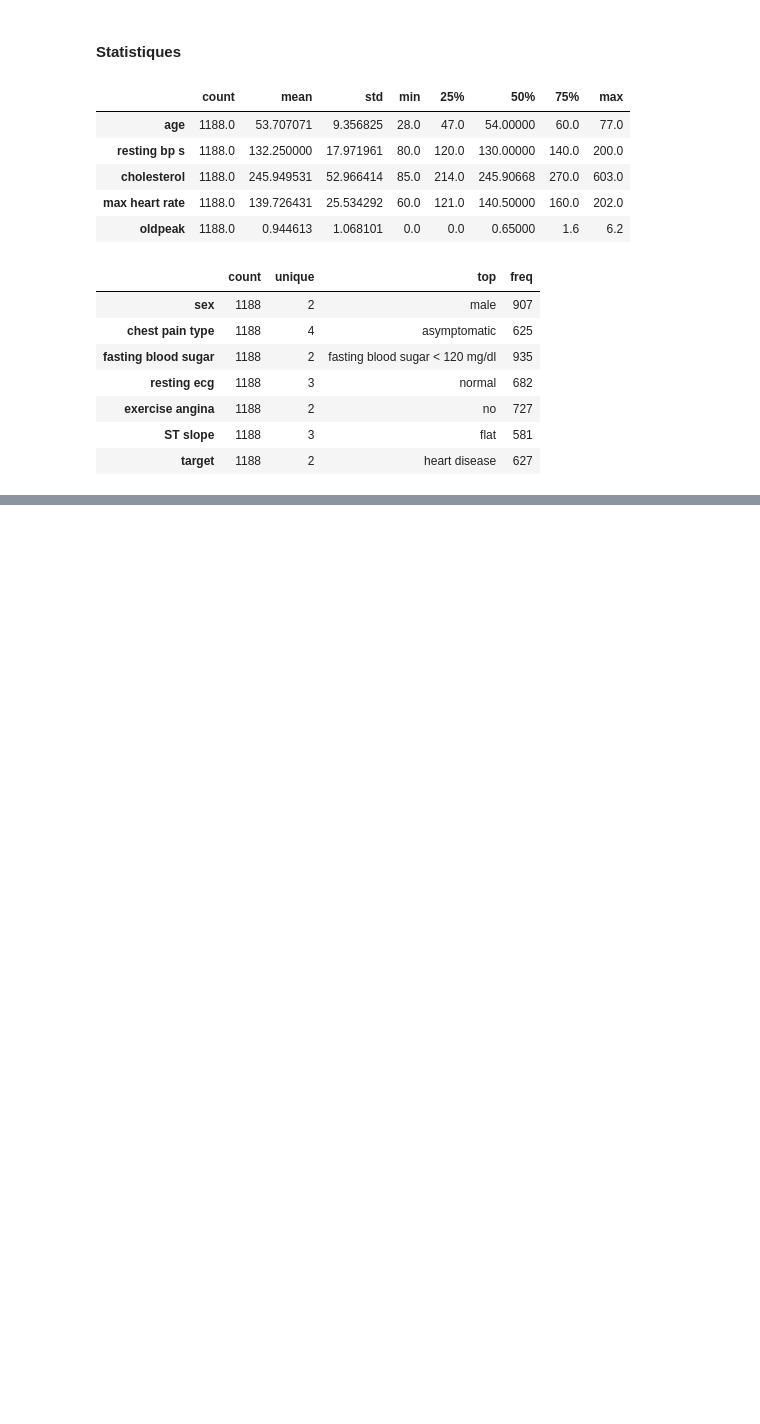
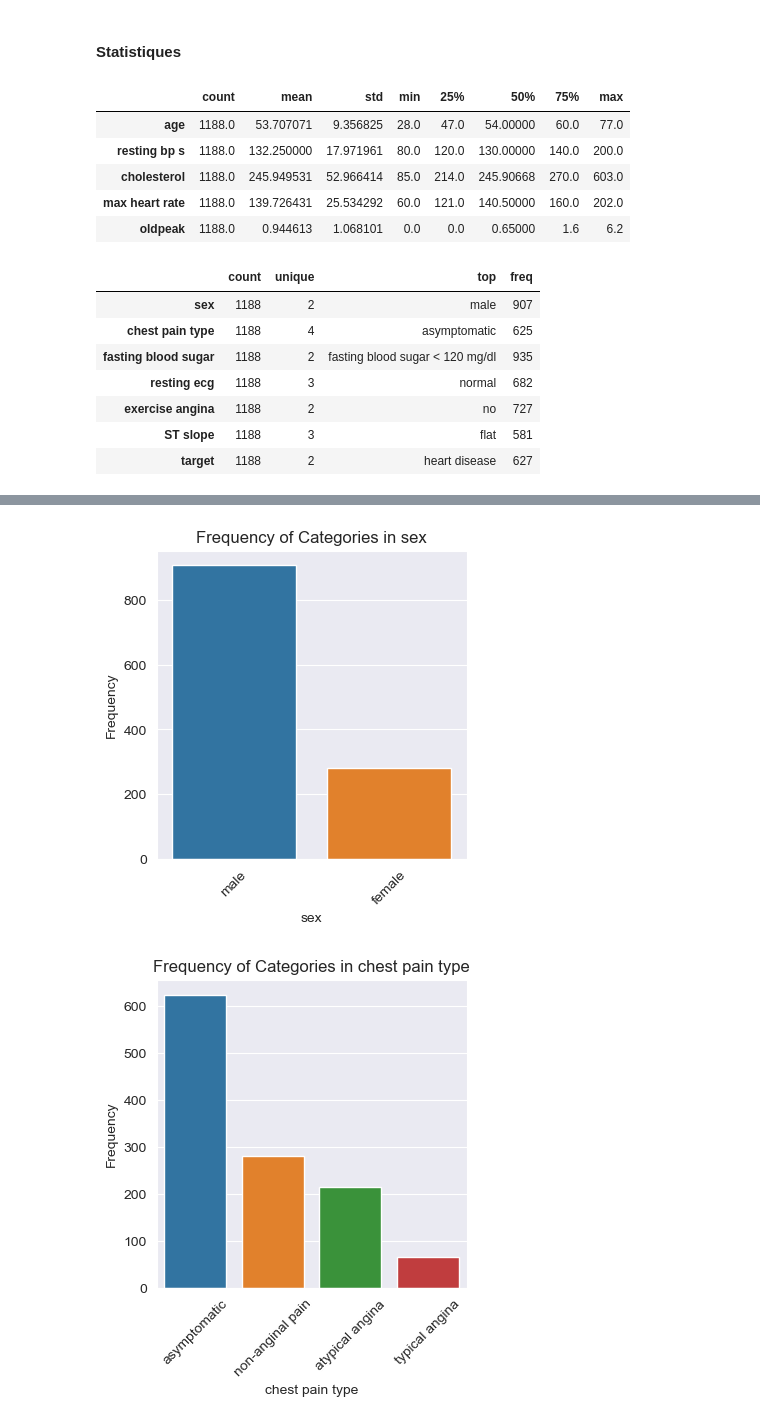
Before and after one commit to OthmaneSelloum/Heart-disease-prediction, a Jupyter notebook: Prediction Notebook.ipynb, the cells around one changed output, grey strips where cells are left out. Saved outputs shown, nothing was run; the diff lists cells and outputs as text; code cells hidden in the pictures; blank space fills up the shorter version.

```diff
--- a/Prediction Notebook.ipynb
+++ b/Prediction Notebook.ipynb
@@ -210,0 +244,16 @@ categorical_variables.describe().T
+# %%
+for col in categorical_variables:
+    # Count the frequencies of each category
+    category_counts = data[col].value_counts()
+
+    # Plot the bar chart
+    plt.figure(figsize=(4, 4))
+    sns.barplot(x=category_counts.index, y=category_counts.values)
+    plt.title('Frequency of Categories in '+ col)
+    plt.xlabel(col)
+    plt.ylabel('Frequency')
+    plt.xticks(rotation=45)  # Rotate x-axis labels for better readability if needed
+    plt.show()
+# %% [output]
+[figure, added]
+[figure, added]
```
Also changed, not shown: parts of 8 cells of this notebook.
